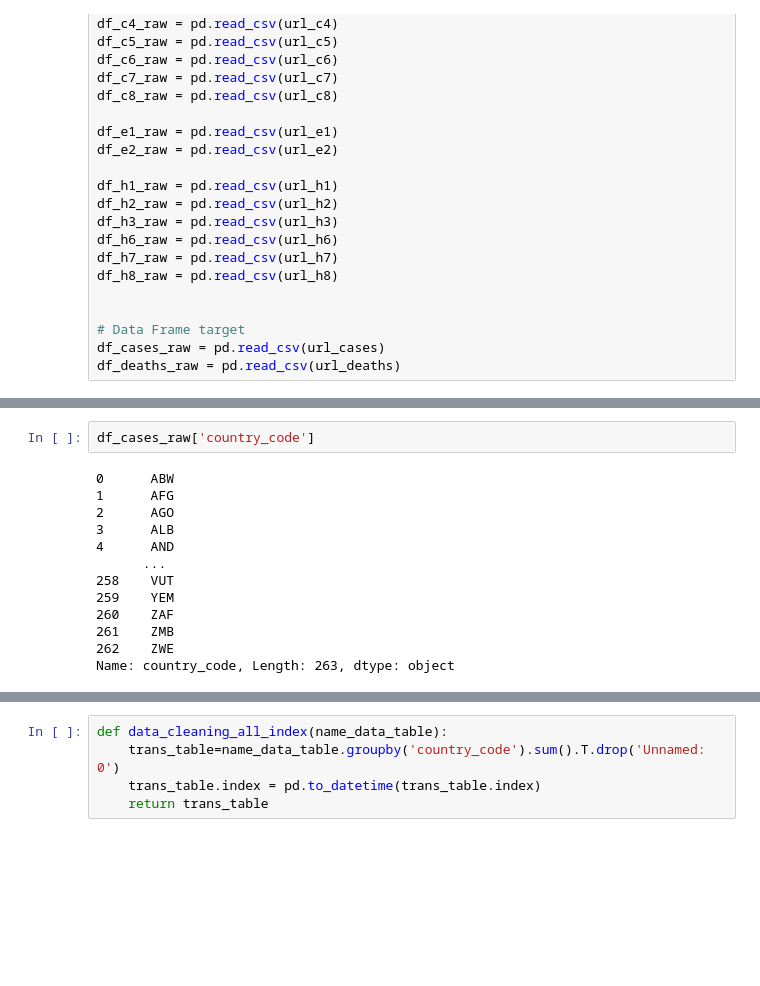
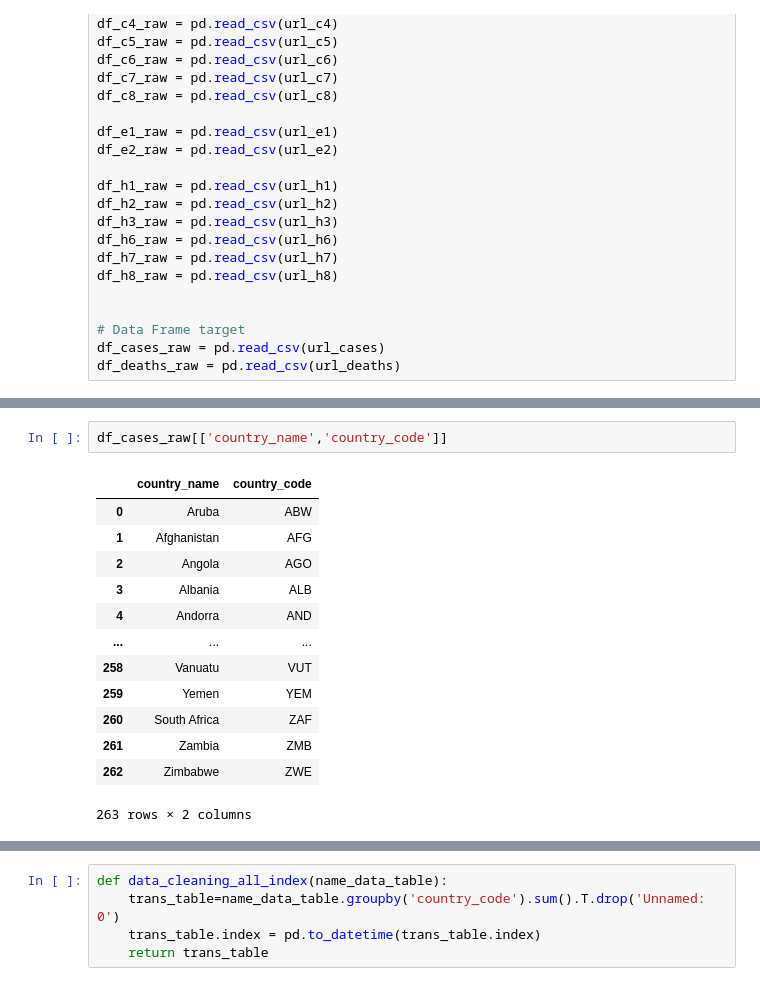
Before and after one commit to tekadata/covid_time_series_prediction, a Jupyter notebook: notebooks/Data_ready_for_all_countries_sumedha.ipynb, the cells around one changed output, grey strips where cells are left out. Drawn from its saved outputs; the diff is of its cells as text; blank space fills up the shorter version.

```diff
--- a/notebooks/Data_ready_for_all_countries_sumedha.ipynb
+++ b/notebooks/Data_ready_for_all_countries_sumedha.ipynb
@@ -102,15 +117,16 @@ df_deaths_raw = pd.read_csv(url_deaths)
 # %%
-df_cases_raw['country_code']
+df_cases_raw[['country_name','country_code']]
 # %% [output]
+|  | country_name | country_code |
+| 0 | Aruba | ABW |
+| 1 | Afghanistan | AFG |
+| 2 | Angola | AGO |
+| 3 | Albania | ALB |
+| 4 | Andorra | AND |
+| ... | ... | ... |
+| 258 | Vanuatu | VUT |
+| 259 | Yemen | YEM |
+| 260 | South Africa | ZAF |
+| 261 | Zambia | ZMB |
+| 262 | Zimbabwe | ZWE |
-0      ABW
-1      AFG
-2      AGO
-3      ALB
-4      AND
-      ...
-258    VUT
-259    YEM
-260    ZAF
-261    ZMB
-262    ZWE
-Name: country_code, Length: 263, dtype: object
+263 rows × 2 columns
```
Also changed, not shown: parts of 5 cells of this notebook, 3 other files.
